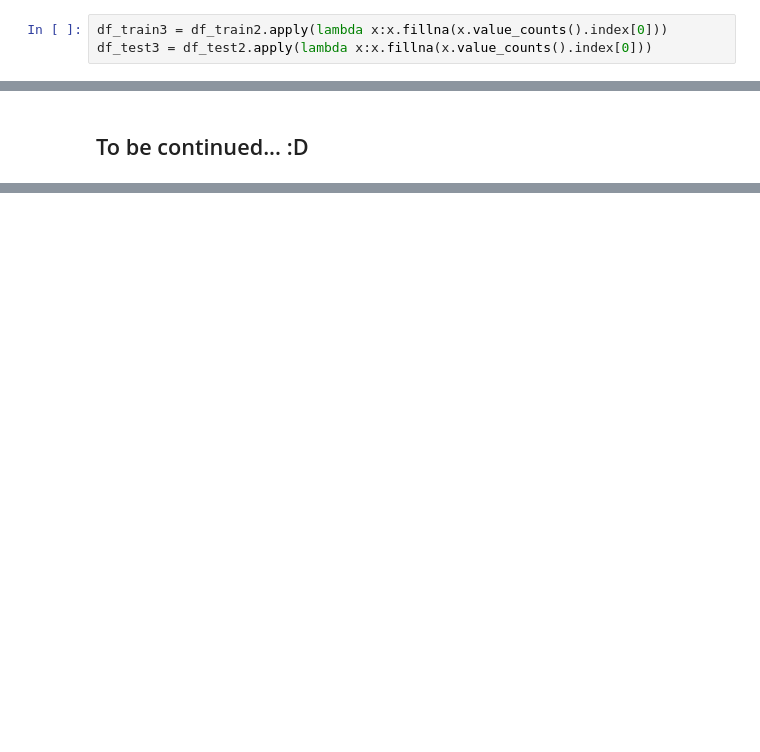
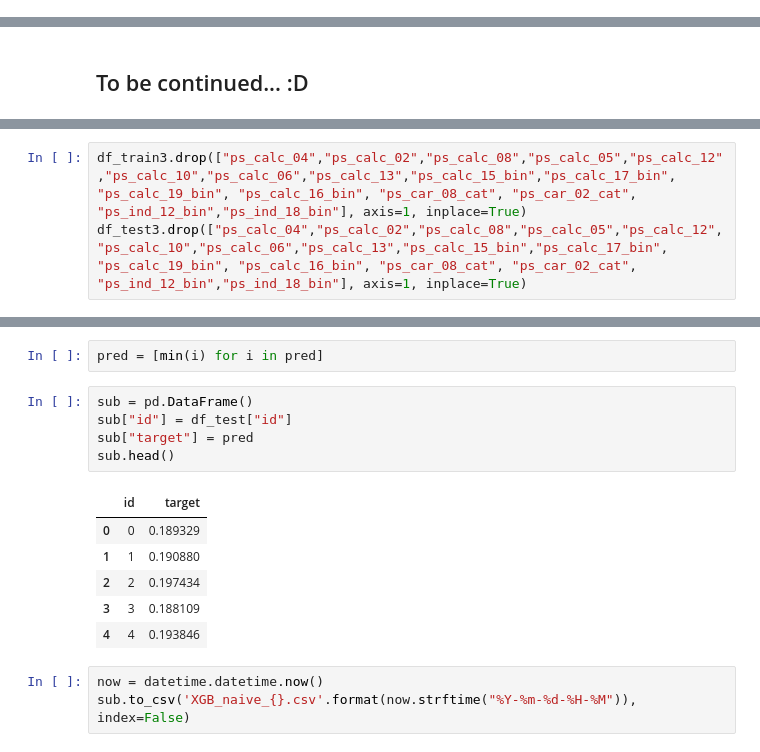
Before and after one commit to IEtoI/Insurance, a Jupyter notebook: Porto Seguro’s Safe Driver Prediction.ipynb, the cells around one changed output, grey strips where cells are left out. Drawn from its saved outputs; the diff is of its cells as text; blank space fills up the shorter version.

```diff
--- a/Porto Seguro’s Safe Driver Prediction.ipynb
+++ b/Porto Seguro’s Safe Driver Prediction.ipynb
@@ -245,8 +532,5 @@ for i, c in enumerate(categorical_test):
 # %% [markdown]
 ### Ok in a first attempt let's just impute the missing values with the most common one
-# %%
-df_train3 = df_train2.apply(lambda x:x.fillna(x.value_counts().index[0]))
-df_test3 = df_test2.apply(lambda x:x.fillna(x.value_counts().index[0]))
 # %%
 enc = OneHotEncoder()
 enc.fit_transform(df_train3[categorical_train])
@@ -278,0 +588,5 @@ gc.collect()
+# %%
+df_train3.drop(["ps_calc_04","ps_calc_02","ps_calc_08","ps_calc_05","ps_calc_12","ps_calc_10","ps_calc_06","ps_calc_13","ps_calc_15_bin","ps_calc_17_bin",
+"ps_calc_19_bin", "ps_calc_16_bin", "ps_car_08_cat", "ps_car_02_cat", "ps_ind_12_bin","ps_ind_18_bin"], axis=1, inplace=True)
+df_test3.drop(["ps_calc_04","ps_calc_02","ps_calc_08","ps_calc_05","ps_calc_12","ps_calc_10","ps_calc_06","ps_calc_13","ps_calc_15_bin","ps_calc_17_bin",
+"ps_calc_19_bin", "ps_calc_16_bin", "ps_car_08_cat", "ps_car_02_cat", "ps_ind_12_bin","ps_ind_18_bin"], axis=1, inplace=True)
@@ -278,0 +768,17 @@ gc.collect()
+# %%
+pred = [min(i) for i in pred]
+# %%
+sub = pd.DataFrame()
+sub["id"] = df_test["id"]
+sub["target"] = pred
+sub.head()
+# %% [output]
+|  | id | target |
+| 0 | 0 | 0.189329 |
+| 1 | 1 | 0.190880 |
+| 2 | 2 | 0.197434 |
+| 3 | 3 | 0.188109 |
+| 4 | 4 | 0.193846 |
+# %%
+now = datetime.datetime.now()
+sub.to_csv('XGB_naive_{}.csv'.format(now.strftime("%Y-%m-%d-%H-%M")), index=False)
```
Also changed, not shown: parts of 38 cells of this notebook.
